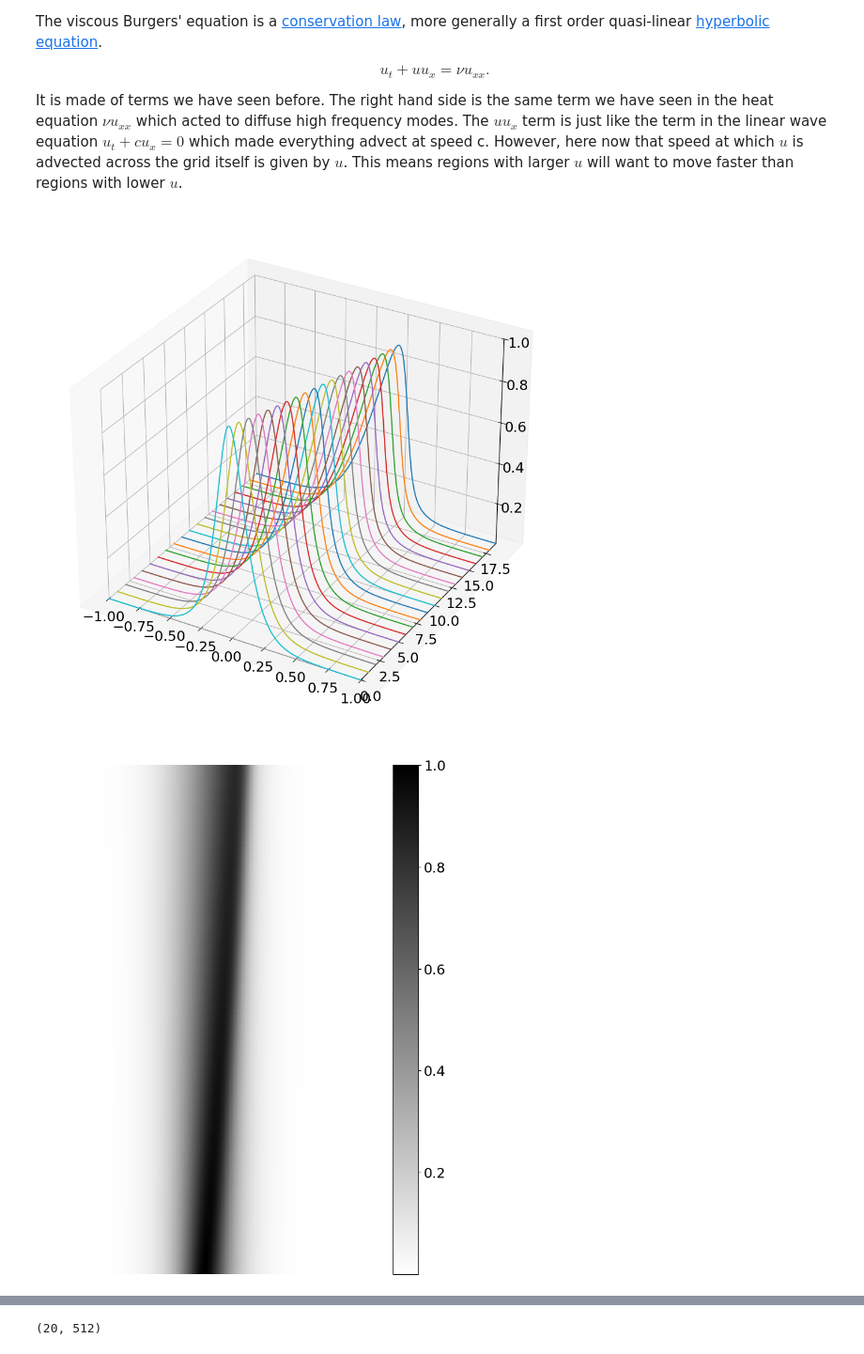
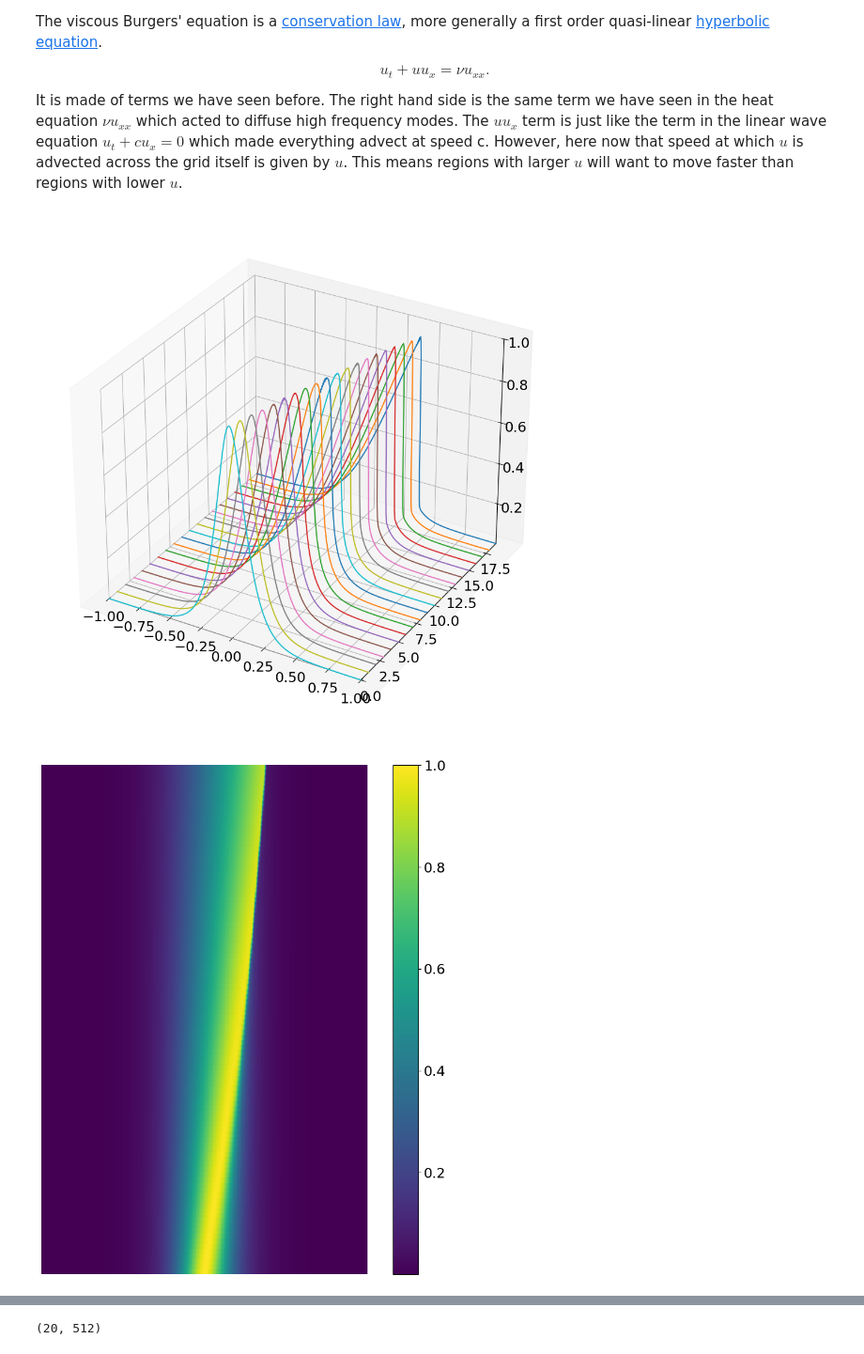
Before and after one commit to yipihey/Physics-113-Book, a Jupyter notebook: _sources/fft/solve_burgers_equation_FFT_2023.ipynb, the cells around one changed output, grey strips where cells are left out. Shown at 94% size. Cells and saved outputs as stored; diff of their text form; code cells hidden in the pictures.

```diff
--- a/_sources/fft/solve_burgers_equation_FFT_2023.ipynb
+++ b/_sources/fft/solve_burgers_equation_FFT_2023.ipynb
@@ -31,16 +31,16 @@ $$
 It is made of terms we have seen before. The right hand side is the same term we have seen in the heat equation $\nu u_{xx}$ which acted to diffuse high frequency modes. The $u u_x$ term is just like the term in the linear wave equation $u_t + c u_x =0$ which made everything advect at speed c. However, here now that speed at which $u$ is advected across the grid itself is given by $u$. This means regions with larger $u$ will want to move faster than regions with lower $u$.
 # %%
 
-nu = 0.009    # Viscosity parameter
+nu = 0.001    # Viscosity parameter
 L = 2   # Length of domain
 N = 512 # Number of discretization points
 Nt = 100
 dx = L/N
-Tfinal = 0.25
+Tfinal = 0.45
 x = np.arange(-L/2,L/2,dx) # Define x domain
 pulse = False
 # Define discrete wave-numbers
-kappa = 2*np.pi*np.fft.rfftfreq(N, d=dx)
+kappa = 2*np.pi*np.fft.fftfreq(N, d=dx)
 
 # Initial condition
 u0 = 1/np.cosh(x/(L/20))
@@ -50,39 +50,39 @@ t = np.linspace(0, Tfinal, Nt)
 dt = Tfinal/Nt
 
 def rhsBurgers(t,u,kappa,nu):
-    uhat = np.fft.rfft(u)
+    uhat = np.fft.fft(u)
     d_uhat = (1j)*kappa*uhat
     dd_uhat = -kappa**2*uhat
-    d_u = np.fft.irfft(d_uhat)
-    dd_u = np.fft.irfft(dd_uhat)
+    d_u = np.fft.ifft(d_uhat)
+    dd_u = np.fft.ifft(dd_uhat)
     du_dt = -u * d_u + nu*dd_u
     return du_dt.real
 
 sol = solve_ivp(rhsBurgers, (t[0],t[-1]), u0, args=(kappa,nu), t_eval=t )
 
 u = sol.y.T
 
 # Waterfall plot
 fig = plt.figure()
 ax = fig.add_subplot(111, projection='3d')
 u_plot = u[0:-1:5,:]
 for j in range(u_plot.shape[0])[::-1]:
     ys = j*np.ones(u_plot.shape[1])
     ax.plot(x,ys,u_plot[j,:])
 
 # Image plot
 plt.figure()
 plt.imshow(np.flipud(u), aspect=8, interpolation="none")
 plt.colorbar()
 plt.axis('off')
 plt.show()
 
 X, Y = np.meshgrid(x, t)
 # Plot the surface
 fig, ax = plt.subplots(subplot_kw={"projection": "3d"})
 ax.plot_surface(X, Y, u,  cmap="Reds", antialiased=True, rstride=2,cstride=2);
 ax.set_xlabel("x")
 ax.set_ylabel("time");
 # %% [output]
-[figure, old version]
+[figure, new version]
-[figure, old version]
+[figure, new version]
```
Also changed, not shown: parts of 8 cells of this notebook, 12 other files.
